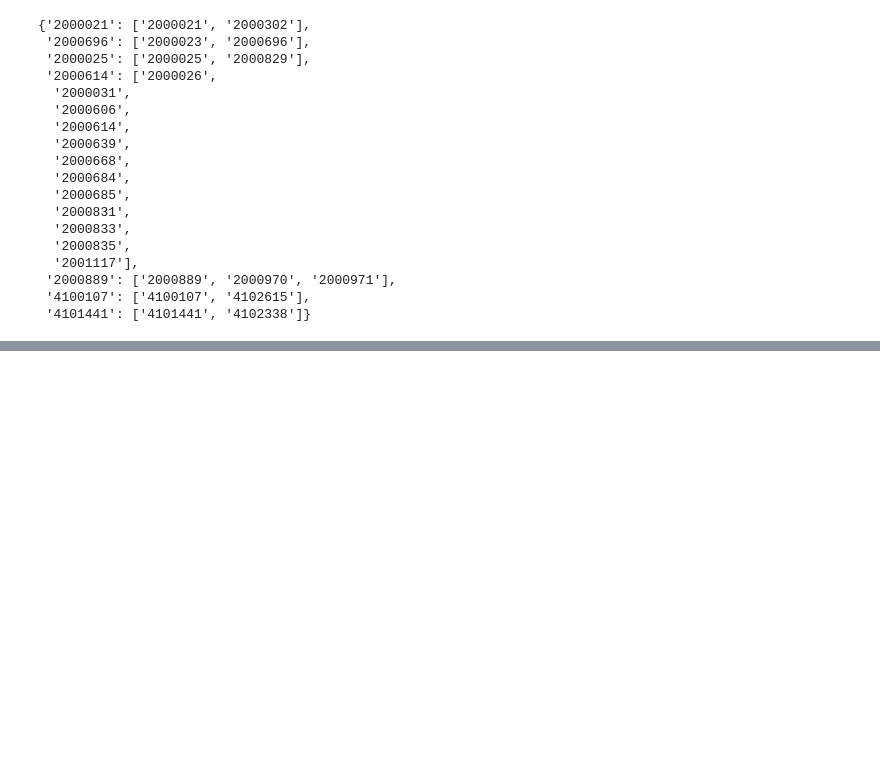
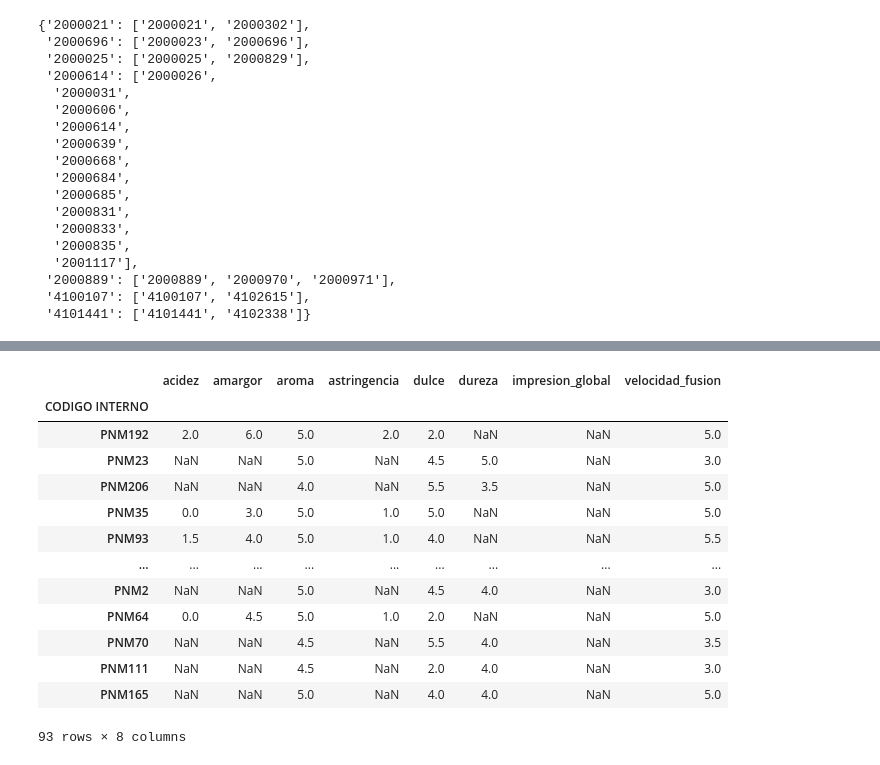
Before and after one commit to UN-GCPDS/python-gcpds.luker_multiple_annotators, a Jupyter notebook: notebooks/recipes.ipynb, the cells around one changed output, grey strips where cells are left out. Drawn from its saved outputs; the diff is of its cells as text; code cells hidden in the pictures; blank space fills up the shorter version.

```diff
--- a/notebooks/recipes.ipynb
+++ b/notebooks/recipes.ipynb
@@ -184,0 +238,21 @@ Name: PNM1, dtype: float64
+# %%
+idx = list(set(df_sens.index) & set(df_equiv_merged.index))
+df_sens_final = df_sens.loc[idx, ["ACIDEZ", "AMARGO", "AROMA", "ASTRINGENCIA", "NIVEL DE \nDULCE", "DUREZA", "IMP. GLOBAL", "VEL. FUSION"]]
+df_sens_final.columns = ['acidez', 'amargor', 'aroma', 'astringencia', 'dulce', 'dureza',
+                         'impresion_global', 'velocidad_fusion']
+df_sens_final
+# %% [output]
+|  | acidez | amargor | aroma | astringencia | dulce | dureza | impresion_global | velocidad_fusion |
+| CODIGO INTERNO |  |  |  |  |  |  |  |  |
+| PNM192 | 2.0 | 6.0 | 5.0 | 2.0 | 2.0 | NaN | NaN | 5.0 |
+| PNM23 | NaN | NaN | 5.0 | NaN | 4.5 | 5.0 | NaN | 3.0 |
+| PNM206 | NaN | NaN | 4.0 | NaN | 5.5 | 3.5 | NaN | 5.0 |
+| PNM35 | 0.0 | 3.0 | 5.0 | 1.0 | 5.0 | NaN | NaN | 5.0 |
+| PNM93 | 1.5 | 4.0 | 5.0 | 1.0 | 4.0 | NaN | NaN | 5.5 |
+| ... | ... | ... | ... | ... | ... | ... | ... | ... |
+| PNM2 | NaN | NaN | 5.0 | NaN | 4.5 | 4.0 | NaN | 3.0 |
+| PNM64 | 0.0 | 4.5 | 5.0 | 1.0 | 2.0 | NaN | NaN | 5.0 |
+| PNM70 | NaN | NaN | 4.5 | NaN | 5.5 | 4.0 | NaN | 3.5 |
+| PNM111 | NaN | NaN | 4.5 | NaN | 2.0 | 4.0 | NaN | 3.0 |
+| PNM165 | NaN | NaN | 5.0 | NaN | 4.0 | 4.0 | NaN | 5.0 |
+93 rows × 8 columns
```
Also changed, not shown: parts of 17 cells of this notebook, 1 other file.
